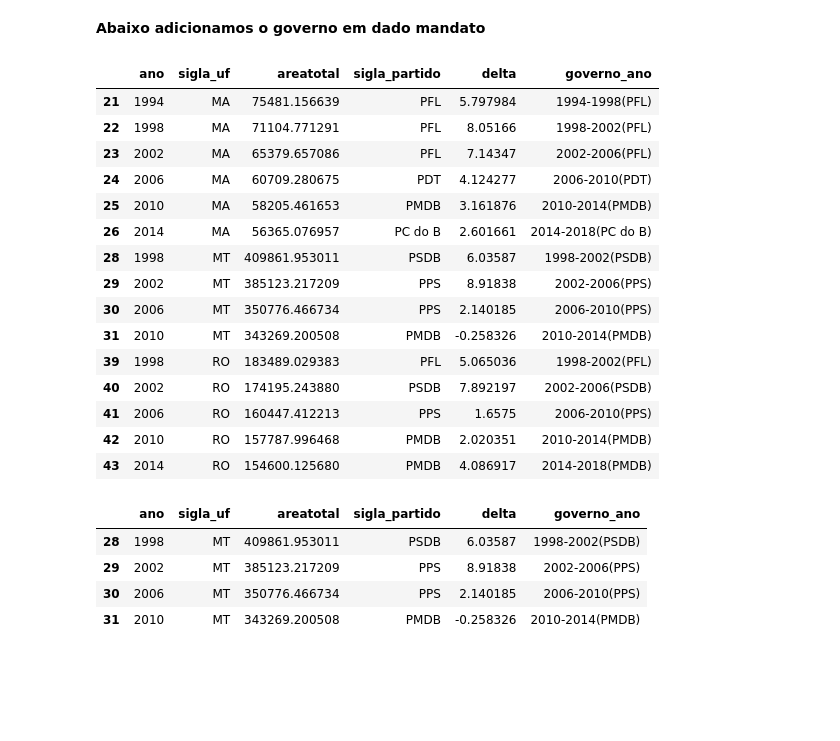
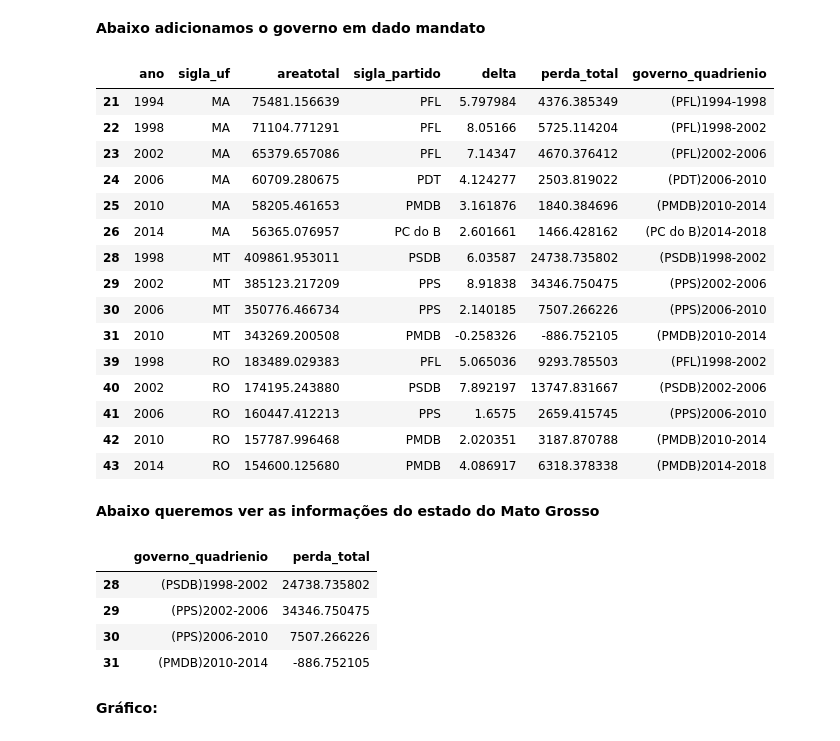
Before and after one commit to marcelo-campa/PS_Analytica, a Jupyter notebook: ProjetoAnalytica.ipynb, the cells around one changed output. Saved outputs shown, nothing was run; the diff lists cells and outputs as text; code cells hidden in the pictures; blank space fills up the shorter version.

```diff
--- a/ProjetoAnalytica.ipynb
+++ b/ProjetoAnalytica.ipynb
@@ -108,2 +108,7 @@ csvCob
 # %%
-lig = pd.read_csv('ConsultasEmCsv/coberturajoinpartidos.csv')
+csvCob = csvCob.rename(columns = {'estado_abrev' : 'sigla_uf', 'anos' : 'ano' })
+csvGov = csvGov.rename(columns = {'anos' : 'ano'})
+
+#fazemos o join entre os dataframes de interesse
+lig = csvCob.merge(csvGov, how = 'inner', on= ['ano', 'sigla_uf'])
+lig.head()
@@ -154,6 +147,7 @@ lig.head(15)
     <h4> Nessa função, percorremos as linhas do database e pegamos a informação da área antes e após o mandato, para armazenar a porcentagem de quanto mudou na coluna delta
 # %%
 lig["delta"] = None
+lig["perdatot"]= None
 for index in lig.index:
     line = lig.iloc[index]
     ano = line.ano
@@ -165,6 +159,7 @@ for index in lig.index:
     else:
         areaatual= areaatual.iloc[0]
         lig.loc[index,'delta'] = (-1)*((areaatual - areaantiga)/ areaantiga)*100
+        lig.loc[index, 'perdatot'] = areaantiga - areaatual
 
 #variável 'deltadb' agora armazena os deltas de áreas
 deltadb = lig
@@ -314,31 +345,37 @@ dtype: float64
 <b> Abaixo adicionamos o governo em dado mandato
 # %%
 rodb= deltadb.query('sigla_uf == "RO" or sigla_uf == "MT" or sigla_uf == "MA"')
-rodb["governo_ano"]= rodb["ano"].astype(str) + "-" + ((rodb["ano"] + 4 ).astype(str))  +"("+ rodb["sigla_partido"] + ")"
+rodb["governo_ano"]=  "("+ rodb["sigla_partido"] + ")"+rodb["ano"].astype(str) + "-" + ((rodb["ano"] + 4 ).astype(str))
+rodb = rodb.rename(columns = {'perdatot' : 'perda_total', 'governo_ano' : 'governo_quadrienio'})
 rodb
 # %% [output]
-|  | ano | sigla_uf | areatotal | sigla_partido | delta | governo_ano |
-| 21 | 1994 | MA | 75481.156639 | PFL | 5.797984 | 1994-1998(PFL) |
-| 22 | 1998 | MA | 71104.771291 | PFL | 8.05166 | 1998-2002(PFL) |
-| 23 | 2002 | MA | 65379.657086 | PFL | 7.14347 | 2002-2006(PFL) |
-| 24 | 2006 | MA | 60709.280675 | PDT | 4.124277 | 2006-2010(PDT) |
-| 25 | 2010 | MA | 58205.461653 | PMDB | 3.161876 | 2010-2014(PMDB) |
-| 26 | 2014 | MA | 56365.076957 | PC do B | 2.601661 | 2014-2018(PC do B) |
-| 28 | 1998 | MT | 409861.953011 | PSDB | 6.03587 | 1998-2002(PSDB) |
-| 29 | 2002 | MT | 385123.217209 | PPS | 8.91838 | 2002-2006(PPS) |
-| 30 | 2006 | MT | 350776.466734 | PPS | 2.140185 | 2006-2010(PPS) |
-| 31 | 2010 | MT | 343269.200508 | PMDB | -0.258326 | 2010-2014(PMDB) |
-| 39 | 1998 | RO | 183489.029383 | PFL | 5.065036 | 1998-2002(PFL) |
-| 40 | 2002 | RO | 174195.243880 | PSDB | 7.892197 | 2002-2006(PSDB) |
-| 41 | 2006 | RO | 160447.412213 | PPS | 1.6575 | 2006-2010(PPS) |
-| 42 | 2010 | RO | 157787.996468 | PMDB | 2.020351 | 2010-2014(PMDB) |
-| 43 | 2014 | RO | 154600.125680 | PMDB | 4.086917 | 2014-2018(PMDB) |
+|  | ano | sigla_uf | areatotal | sigla_partido | delta | perda_total | governo_quadrienio |
+| 21 | 1994 | MA | 75481.156639 | PFL | 5.797984 | 4376.385349 | (PFL)1994-1998 |
+| 22 | 1998 | MA | 71104.771291 | PFL | 8.05166 | 5725.114204 | (PFL)1998-2002 |
+| 23 | 2002 | MA | 65379.657086 | PFL | 7.14347 | 4670.376412 | (PFL)2002-2006 |
+| 24 | 2006 | MA | 60709.280675 | PDT | 4.124277 | 2503.819022 | (PDT)2006-2010 |
+| 25 | 2010 | MA | 58205.461653 | PMDB | 3.161876 | 1840.384696 | (PMDB)2010-2014 |
+| 26 | 2014 | MA | 56365.076957 | PC do B | 2.601661 | 1466.428162 | (PC do B)2014-2018 |
+| 28 | 1998 | MT | 409861.953011 | PSDB | 6.03587 | 24738.735802 | (PSDB)1998-2002 |
+| 29 | 2002 | MT | 385123.217209 | PPS | 8.91838 | 34346.750475 | (PPS)2002-2006 |
+| 30 | 2006 | MT | 350776.466734 | PPS | 2.140185 | 7507.266226 | (PPS)2006-2010 |
+| 31 | 2010 | MT | 343269.200508 | PMDB | -0.258326 | -886.752105 | (PMDB)2010-2014 |
+| 39 | 1998 | RO | 183489.029383 | PFL | 5.065036 | 9293.785503 | (PFL)1998-2002 |
+| 40 | 2002 | RO | 174195.243880 | PSDB | 7.892197 | 13747.831667 | (PSDB)2002-2006 |
+| 41 | 2006 | RO | 160447.412213 | PPS | 1.6575 | 2659.415745 | (PPS)2006-2010 |
+| 42 | 2010 | RO | 157787.996468 | PMDB | 2.020351 | 3187.870788 | (PMDB)2010-2014 |
+| 43 | 2014 | RO | 154600.125680 | PMDB | 4.086917 | 6318.378338 | (PMDB)2014-2018 |
+# %% [markdown]
+<b> Abaixo queremos ver as informações do estado do Mato Grosso
 # %%
 mtdb= rodb.query('sigla_uf == "MT"')
+mtdb = mtdb[['governo_quadrienio','perda_total']]
 mtdb
 # %% [output]
-|  | ano | sigla_uf | areatotal | sigla_partido | delta | governo_ano |
-| 28 | 1998 | MT | 409861.953011 | PSDB | 6.03587 | 1998-2002(PSDB) |
-| 29 | 2002 | MT | 385123.217209 | PPS | 8.91838 | 2002-2006(PPS) |
-| 30 | 2006 | MT | 350776.466734 | PPS | 2.140185 | 2006-2010(PPS) |
-| 31 | 2010 | MT | 343269.200508 | PMDB | -0.258326 | 2010-2014(PMDB) |
+|  | governo_quadrienio | perda_total |
+| 28 | (PSDB)1998-2002 | 24738.735802 |
+| 29 | (PPS)2002-2006 | 34346.750475 |
+| 30 | (PPS)2006-2010 | 7507.266226 |
+| 31 | (PMDB)2010-2014 | -886.752105 |
+# %% [markdown]
+<b> Gráfico:
```
Also changed, not shown: parts of 37 cells of this notebook.
